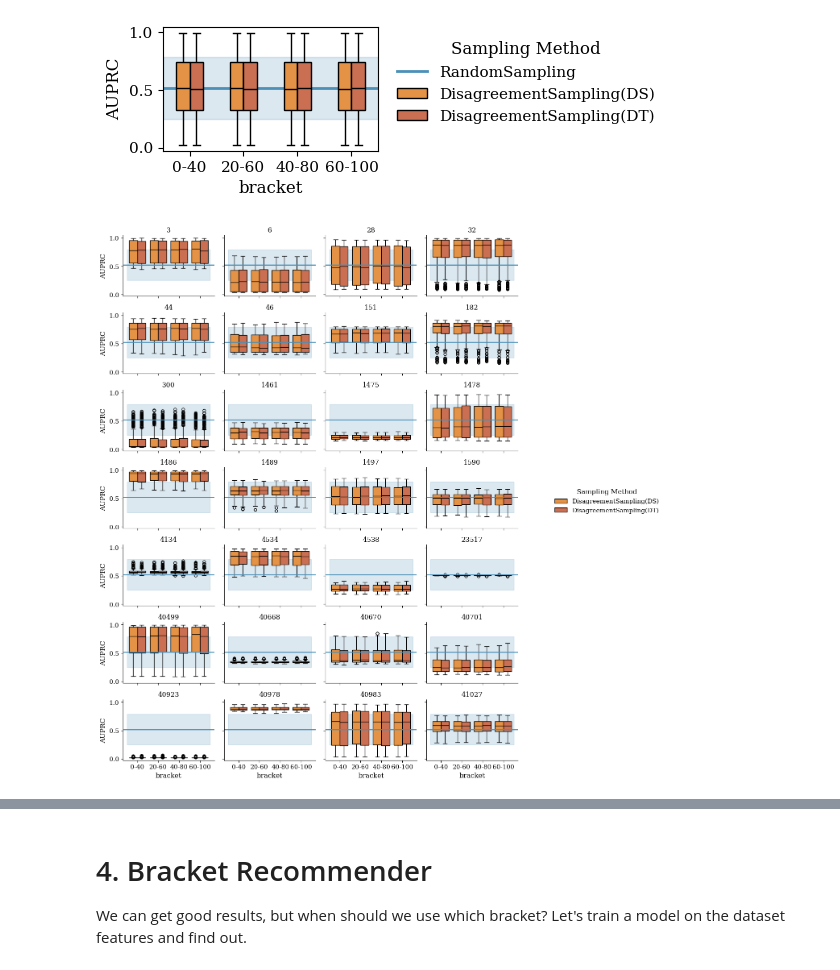
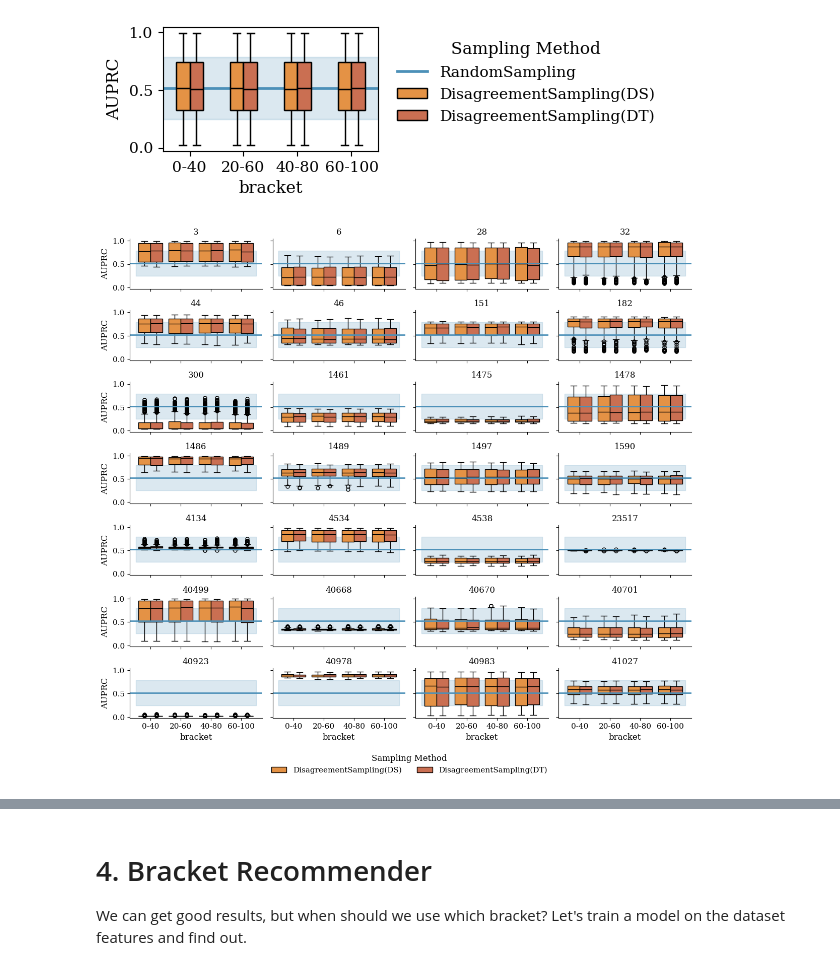
Before and after one commit to sintija-s/sudssl, a Jupyter notebook: 1_evaluation_downstream_performance.ipynb, the cells around one changed output, grey strips where cells are left out. Cells and saved outputs as stored; diff of their text form; code cells hidden in the pictures.

```diff
--- a/1_evaluation_downstream_performance.ipynb
+++ b/1_evaluation_downstream_performance.ipynb
@@ -379,38 +380,44 @@ df_no_rand = df_plot[df_plot['sampling_method'] != 'RandomSampling']
 g = sns.catplot(
     data=df_no_rand,
     x="bracket",
     y="value",
     hue="sampling_method",
     col="dataset",
     col_wrap=4,
     kind="box",
     palette=color_dict,
-    height=2,
-    aspect=1,
+    height=1.5,
+    aspect=2,
     sharey=True
 )
 
 # Add horizontal line and band to each subplot
 for ax in g.axes.flat:
     ax.axhline(rand_mean, color=color_dict['RandomSampling'], linestyle='-')
     ax.fill_between(
         x=[-0.5, len(df_plot['bracket'].unique()) - 1.5],
         y1=rand_mean - rand_std,
         y2=rand_mean + rand_std,
         color=color_dict['RandomSampling'],
         alpha=0.2,
         zorder=0
     )
 
 g.set_titles(col_template="{col_name}")
 g.set_axis_labels("bracket", "AUPRC")
 
-# Adjust legend
-g._legend.set_title("Sampling Method")
-g._legend.set_bbox_to_anchor((1.05, 0.5))
-g._legend.set_loc("center left")
+g._legend.remove()
+g.fig.legend(
+    handles=g._legend_data.values(),
+    labels=g._legend_data.keys(),
+    title="Sampling Method",
+    loc="lower center",
+    bbox_to_anchor=(0.425, -0.06),
+    ncol=3,
+    frameon=False
+)
 
-plt.tight_layout()
+plt.savefig('plots/1_3_brackets_split_by_dataset.pdf', bbox_inches='tight')
 plt.show()
 # %% [output]
-[figure, old version]
+[figure, new version]
```
Also changed, not shown: parts of 9 cells of this notebook.
